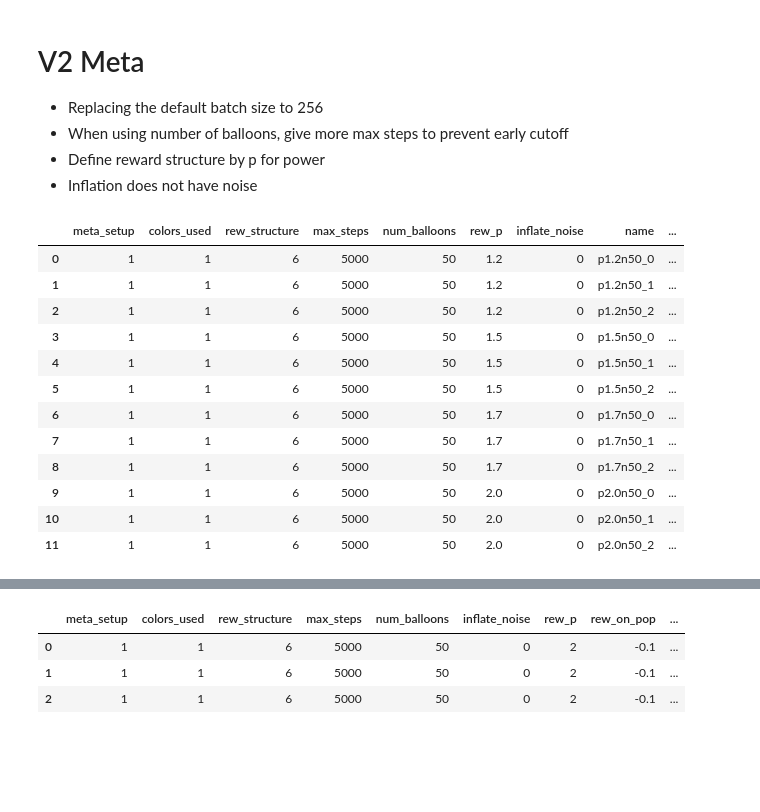
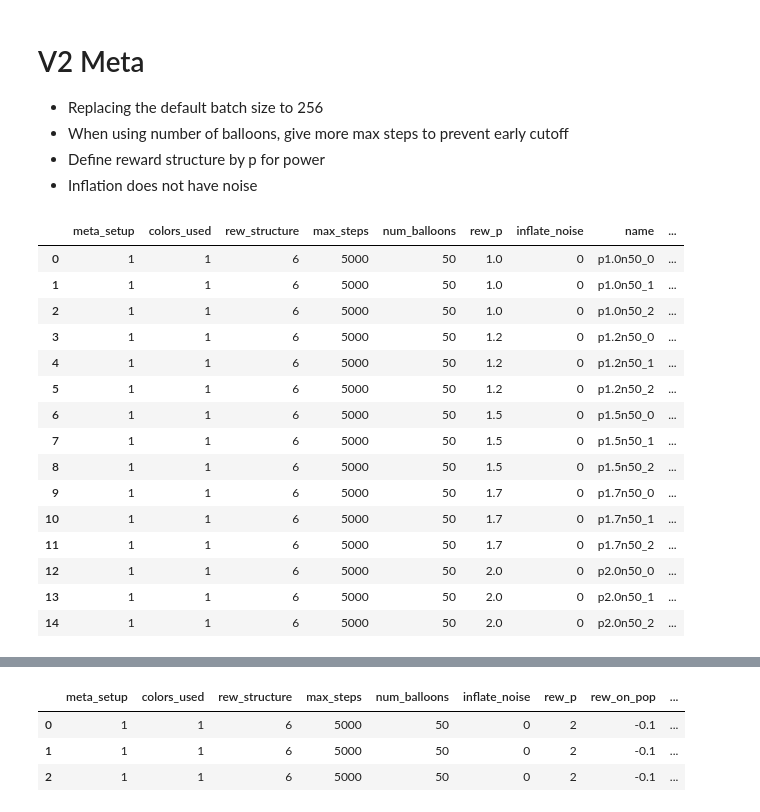
Before and after one commit to liuandrew/bart_ppo, a Jupyter notebook: write_and_test/write_experiments.ipynb, the cells around one changed output, grey strips where cells are left out. Saved outputs shown, nothing was run; the diff lists cells and outputs as text; code cells hidden in the pictures; blank space fills up the shorter version.

```diff
--- a/write_and_test/write_experiments.ipynb
+++ b/write_and_test/write_experiments.ipynb
@@ -2352,7 +2352,7 @@ pd.DataFrame(rows)
 # %%
 num_trials = 3
 
-ps = [1.2, 1.5, 1.7, 2.0]
+ps = [1.0, 1.2, 1.5, 1.7, 2.0]
 rows = []
 for i, p in enumerate(ps):
     # print(type(p))
@@ -2363,7 +2363,7 @@ for i, p in enumerate(ps):
                     'num_balloons': 50, 'rew_p': p,
                     'inflate_noise': 0}
         row = env_kwargs.copy()
-        seed = 0*10+t
+        seed = i*10+t
         row['name'] = exp_name
         row['seed'] = seed
 
@@ -2378,45 +2378,48 @@ for i, p in enumerate(ps):
             'num_processes': 16,
             'num_steps': 256,
 
             'checkpoint_interval': 10,
             'ep_verbosity': 50,
             'save_dir': 'meta_v2',
 
             'seed': seed,
             'no_cuda': True,
             'env_kwargs': env_kwargs,
 
             'nn_base': 'DelayedRNNPPO',
             'nn_base_kwargs': {'hidden_size': 64,},
         }
         # for k, v in variation['config'].items():
         #     config[k] = v
 
         row['name'] = config['exp_name']
         row['batch_size'] = config['num_steps']
         row['seed'] = config['seed']
         row['processes'] = config['num_processes']
         row['mini_batch'] = config['num_mini_batch']
         row['total_steps'] = config['num_env_steps']
         # row['recurrent'] = config['nn_base_kwargs']['recurrent']
         pickle.dump(config, open('../experiment_configs/' + exp_name, 'wb'))
 
 
 pd.DataFrame(rows)
 # %% [output]
 |  | meta_setup | colors_used | rew_structure | max_steps | num_balloons | rew_p | inflate_noise | name | ... |
-| 0 | 1 | 1 | 6 | 5000 | 50 | 1.2 | 0 | p1.2n50_0 | ... |
-| 1 | 1 | 1 | 6 | 5000 | 50 | 1.2 | 0 | p1.2n50_1 | ... |
-| 2 | 1 | 1 | 6 | 5000 | 50 | 1.2 | 0 | p1.2n50_2 | ... |
-| 3 | 1 | 1 | 6 | 5000 | 50 | 1.5 | 0 | p1.5n50_0 | ... |
-| 4 | 1 | 1 | 6 | 5000 | 50 | 1.5 | 0 | p1.5n50_1 | ... |
-| 5 | 1 | 1 | 6 | 5000 | 50 | 1.5 | 0 | p1.5n50_2 | ... |
-| 6 | 1 | 1 | 6 | 5000 | 50 | 1.7 | 0 | p1.7n50_0 | ... |
-| 7 | 1 | 1 | 6 | 5000 | 50 | 1.7 | 0 | p1.7n50_1 | ... |
-| 8 | 1 | 1 | 6 | 5000 | 50 | 1.7 | 0 | p1.7n50_2 | ... |
-| 9 | 1 | 1 | 6 | 5000 | 50 | 2.0 | 0 | p2.0n50_0 | ... |
-| 10 | 1 | 1 | 6 | 5000 | 50 | 2.0 | 0 | p2.0n50_1 | ... |
-| 11 | 1 | 1 | 6 | 5000 | 50 | 2.0 | 0 | p2.0n50_2 | ... |
+| 0 | 1 | 1 | 6 | 5000 | 50 | 1.0 | 0 | p1.0n50_0 | ... |
+| 1 | 1 | 1 | 6 | 5000 | 50 | 1.0 | 0 | p1.0n50_1 | ... |
+| 2 | 1 | 1 | 6 | 5000 | 50 | 1.0 | 0 | p1.0n50_2 | ... |
+| 3 | 1 | 1 | 6 | 5000 | 50 | 1.2 | 0 | p1.2n50_0 | ... |
+| 4 | 1 | 1 | 6 | 5000 | 50 | 1.2 | 0 | p1.2n50_1 | ... |
+| 5 | 1 | 1 | 6 | 5000 | 50 | 1.2 | 0 | p1.2n50_2 | ... |
+| 6 | 1 | 1 | 6 | 5000 | 50 | 1.5 | 0 | p1.5n50_0 | ... |
+| 7 | 1 | 1 | 6 | 5000 | 50 | 1.5 | 0 | p1.5n50_1 | ... |
+| 8 | 1 | 1 | 6 | 5000 | 50 | 1.5 | 0 | p1.5n50_2 | ... |
+| 9 | 1 | 1 | 6 | 5000 | 50 | 1.7 | 0 | p1.7n50_0 | ... |
+| 10 | 1 | 1 | 6 | 5000 | 50 | 1.7 | 0 | p1.7n50_1 | ... |
+| 11 | 1 | 1 | 6 | 5000 | 50 | 1.7 | 0 | p1.7n50_2 | ... |
+| 12 | 1 | 1 | 6 | 5000 | 50 | 2.0 | 0 | p2.0n50_0 | ... |
+| 13 | 1 | 1 | 6 | 5000 | 50 | 2.0 | 0 | p2.0n50_1 | ... |
+| 14 | 1 | 1 | 6 | 5000 | 50 | 2.0 | 0 | p2.0n50_2 | ... |
 # %%
 num_trials = 3
 
```
Also changed, not shown: parts of 5 cells of this notebook, 5 other files.
